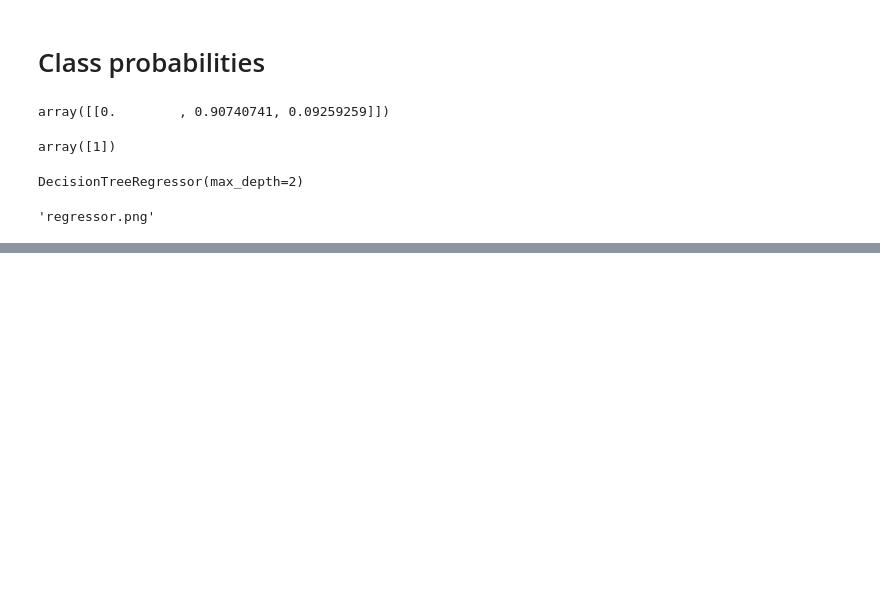
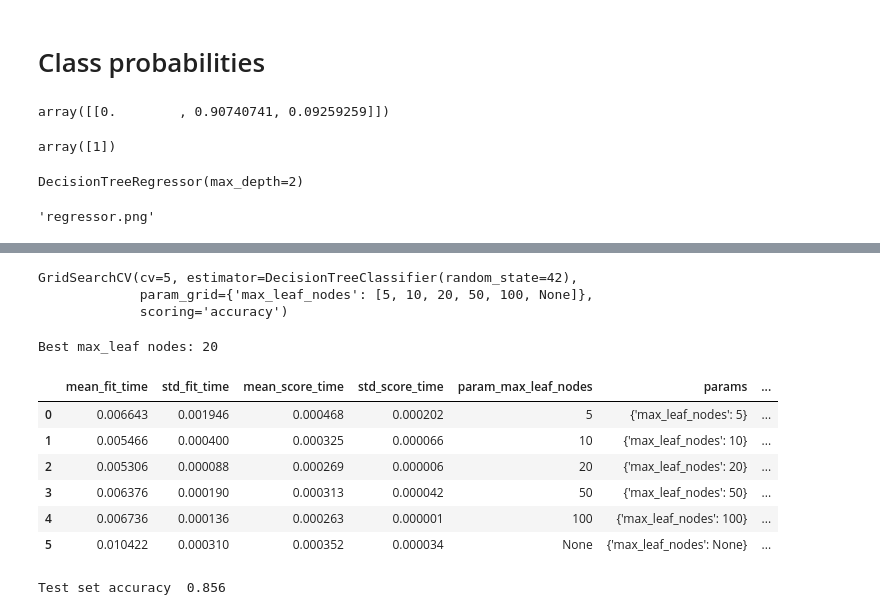
Before and after one commit to victorhrls/Data-Science, a Jupyter notebook: 6_decision_trees/decision_trees.ipynb, the cells around one changed output, grey strips where cells are left out. Cells and saved outputs as stored; diff of their text form; code cells hidden in the pictures; blank space fills up the shorter version.

Commit message:
Moons

```diff
--- a/6_decision_trees/decision_trees.ipynb
+++ b/6_decision_trees/decision_trees.ipynb
@@ -131,3 +132,6 @@ graph.format = 'png'
 graph.render ('regressor')
 # %% [output]
 'regressor.png'
+# %%
+X,y = make_moons(n_samples = 10000,noise = 0.4)
+print(X.shape)
@@ -133,0 +140,2 @@ graph.render ('regressor')
+# %%
+X_train,X_test, y_train,y_test = train_test_split(X,y,test_size=0.2,random_state= 42)
@@ -133,0 +167,28 @@ graph.render ('regressor')
+# %%
+grid_search=GridSearchCV(
+    estimator = DecisionTreeClassifier(random_state=42),
+    param_grid = {'max_leaf_nodes': [5,10,20,50,100,None]},
+    cv=5,
+    scoring = 'accuracy'
+)
+# %%
+grid_search.fit(X_train,y_train)
+# %% [output]
+GridSearchCV(cv=5, estimator=DecisionTreeClassifier(random_state=42),
+             param_grid={'max_leaf_nodes': [5, 10, 20, 50, 100, None]},
+             scoring='accuracy')
+# %%
+# So the best hyperparameter is max_leaf_nodes = 20
+print("Best max_leaf nodes:" ,grid_search.best_params_['max_leaf_nodes'])
+# %% [output]
+Best max_leaf nodes: 20
+# %%
+pd.DataFrame(grid_search.cv_results_)
+# %% [output]
+|  | mean_fit_time | std_fit_time | mean_score_time | std_score_time | param_max_leaf_nodes | params | ... |
+| 0 | 0.006643 | 0.001946 | 0.000468 | 0.000202 | 5 | {'max_leaf_nodes': 5} | ... |
+| 1 | 0.005466 | 0.000400 | 0.000325 | 0.000066 | 10 | {'max_leaf_nodes': 10} | ... |
+| 2 | 0.005306 | 0.000088 | 0.000269 | 0.000006 | 20 | {'max_leaf_nodes': 20} | ... |
+| 3 | 0.006376 | 0.000190 | 0.000313 | 0.000042 | 50 | {'max_leaf_nodes': 50} | ... |
+| 4 | 0.006736 | 0.000136 | 0.000263 | 0.000001 | 100 | {'max_leaf_nodes': 100} | ... |
+| 5 | 0.010422 | 0.000310 | 0.000352 | 0.000034 | None | {'max_leaf_nodes': None} | ... |
@@ -133,0 +198,7 @@ graph.render ('regressor')
+# %%
+# Evaluate
+
+test_accuracy = best_tree.score(X_test,y_test)
+print("Test set accuracy ", test_accuracy)
+# %% [output]
+Test set accuracy  0.856
```
Also changed, not shown: parts of 5 cells of this notebook.
